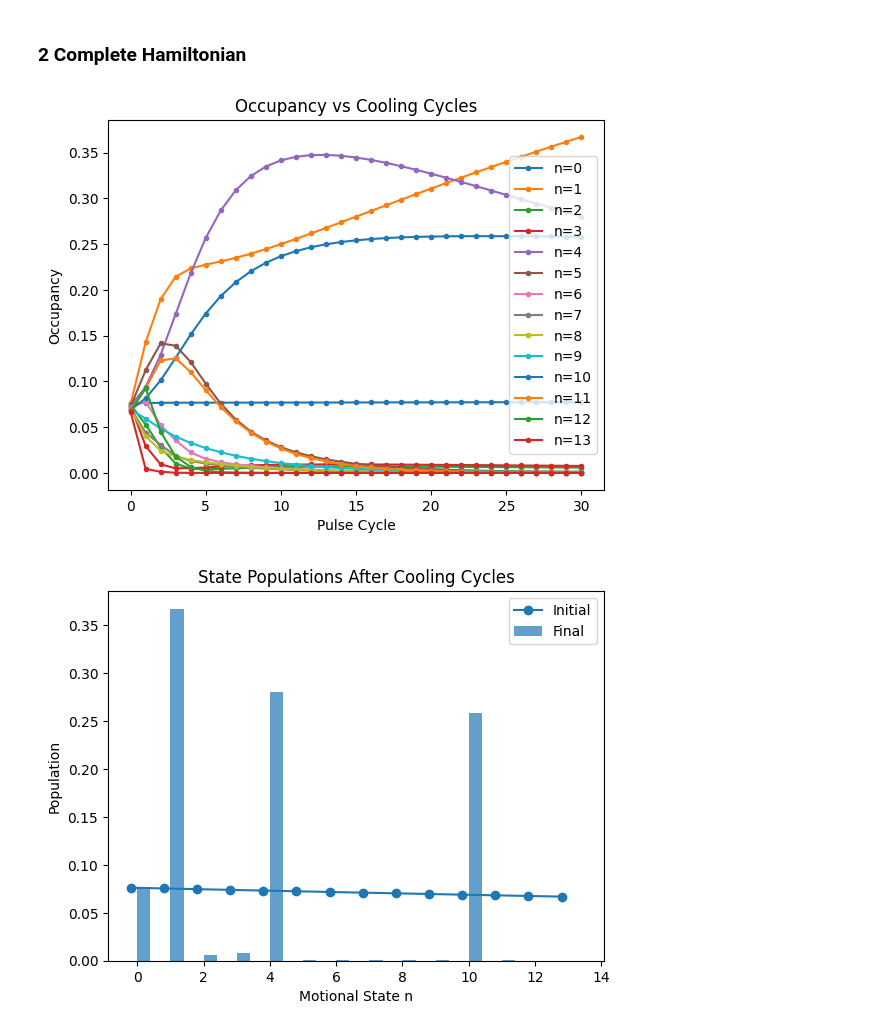
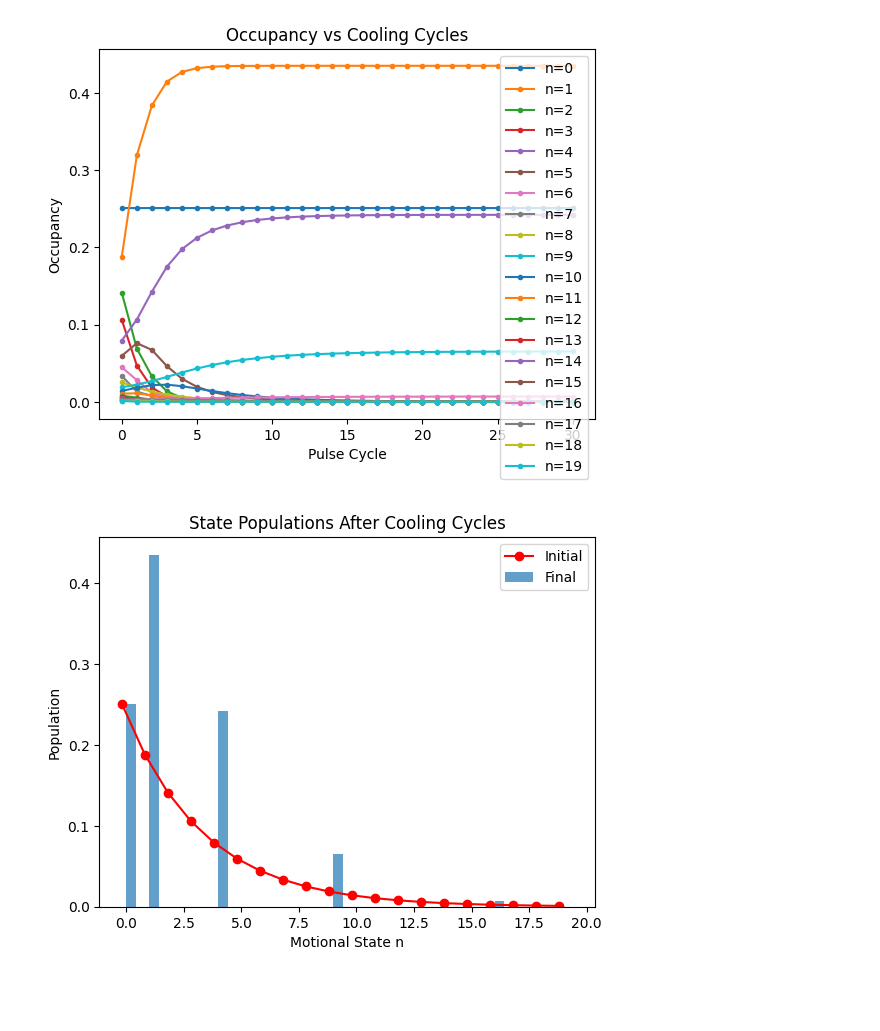
Before and after one commit to GonReina/QLearn, a Jupyter notebook: trapped_ions/Fock_mixtures_sim.ipynb, the cells around one changed output. Cells and saved outputs as stored; diff of their text form; code cells hidden in the pictures; blank space fills up the shorter version.

Commit message:
New pulse sequence, trapping in wrong states

```diff
--- a/trapped_ions/Fock_mixtures_sim.ipynb
+++ b/trapped_ions/Fock_mixtures_sim.ipynb
@@ -133,26 +15,22 @@ plt.show()
-# %% [markdown]
-### 2 Complete Hamiltonian
 # %%
 import numpy as np
 import matplotlib.pyplot as plt
 from qutip import *
 
 # Define system parameters
-Delta = 1  # Detuning
+Delta = 1.0  # Detuning
 nu = 1.0     # Motional frequency
-omega_list = [0.001, 0.005, 0.01]
 Omega=.02  # Rabi frequency
-eta = 0.1    # Lamb-Dicke parameter
-n_thermal = 1  # Average thermal phonon number
+eta = 0.02    # Lamb-Dicke parameter
+n_thermal = 3  # Average thermal phonon number
 n0 = 1
-gamma = 1000 * nu  # Spin relaxation
+gamma = 1000  # Spin relaxation
 beta = 0.01    # Inverse temperature
 kT = 1.0      # Boltzmann constant times temperature
 tau = 2 * np.pi / (eta * Omega * np.sqrt(n0))  # Pulse duration
-# tg = 200 # Dissipation duration (time gap)
 
 # Define operators
-N = 14  # Truncation for the Fock space
+N = 20  # Truncation for the Fock space
 
 # QHO operators
 a = destroy(N)  # Annihilation operator
@@ -163,7 +41,6 @@ xop = a + a_dag # Position operator
 sz = sigmaz()
 s_plus = sigmap()
 s_minus = sigmam()
-sy = sigmay()
 
 # Full size operators
 s_z_full = tensor(sz, qeye(N))
@@ -171,61 +48,65 @@ s_plus_full = tensor(s_plus, qeye(N))
 a_full = tensor(qeye(2), a)
 a_dag_full = tensor(qeye(2), a_dag)
 s_minus_full = tensor(s_minus, qeye(N))
-s_x_full = tensor(sigmax(), qeye(N))
-s_y_full = tensor(sy, qeye(N))
 
-# Displacement operator
-alpha = 1j * eta
-D_alpha = tensor(qeye(2), displace(N, alpha))
+# Hamiltonian (Red Sideband for Pulse)
+# H_pulse = 1j*eta*Omega/2 * (a_full* s_plus_full - a_dag_full * s_minus_full)
+# Displacement operator D(i*eta)
+# Note: In the paper, the argument is i*eta.
+D_op = tensor(qeye(2), displace(N, 1j * eta))
 
-H_original = Delta*s_z_full/2 + nu*a_dag_full*a_full + Omega/2*(s_plus_full * D_alpha + s_minus_full * D_alpha.dag())
+# RSB Hamiltonian (Figure 1b)
+H_pulse = -1j*eta*Omega/2 * (a_full* s_plus_full - a_dag_full * s_minus_full)
 
-# --- Collapse Operators for Dissipation ---
+# Hamiltonian (Free evolution for Dissipation) - Assuming H0 during dissipation phase?
+# For now, let's assume H_diss = 0 for the dissipative step relative to the rotating frame.
+H_diss = Delta*s_z_full/2 + nu*a_dag_full*a_full
+
+# --- Collapse Operators for Dissipation with recoil ---
 cosmax = 100
 cosal = np.arange(-cosmax, cosmax + 1) / cosmax
 W = 3 * (cosal**2 + 1) / 4 * 1 / (2 * cosmax)
-W = W / sum(W)
-G = gamma / 2
+W = W / np.sum(W)
+G = gamma / 2  # This is Γ/2 in the master equation
 tg = 2 / G  # Dissipation duration adjusted for rates
-
 c_ops = []
 for i, c in enumerate(cosal):
-    op = tensor(s_minus, (1j * c * eta * xop).expm())
-    c_ops.append(np.sqrt(2 * G * W[i]) * op)
+    U_mot = (1j * c * eta * xop).expm()
+    U_full = tensor(qeye(2), U_mot)
+    c_ops.append(np.sqrt(G * W[i]) * (s_minus_full * U_full))
 
-
-# Hamiltonian (Free evolution for Dissipation)
-# H_diss = G * s_z_full
-H_diss = Delta*s_z_full/2 + nu*a_dag_full*a_full
+# Add sigma_minus decay without recoil (optional, for comparison)
+c_ops.append(np.sqrt(gamma) * s_minus_full)
 
 # --- Construct Liouvillians ---
+# 1. Pulse Step: Coherent RSB drive, NO dissipation (or minimal?)
+# Typically only Unitary part active during pulse
+L_pulse = liouvillian(H_pulse, [])
 
-# Dissipation Step: No Drive, ONLY Dissipation (Optical Pumping)
+# 2. Dissipation Step: No Drive, ONLY Dissipation (Optical Pumping)
+# H = 0 (or H0), c_ops active
 L_diss = liouvillian(H_diss, c_ops)
 
-# Normal Step: Coherent RSB drive, NO dissipation
-L_normal = liouvillian(H_original, [])
-
 # --- Propagators ---
+# Propagator for Pulse step (duration tau)
+prop_pulse = (L_pulse * tau).expm()
 
 # Propagator for Dissipation step (duration tg)
 prop_diss = (L_diss * tg).expm()
 
-# Propagator for Pulse step (duration tau)
-prop_pulse = (L_normal * tau).expm()
+# Combined Propagator for one cycle (Pulse -> Dissipation)
+prop_cycle = prop_diss * prop_pulse
 
-# Combined Propagator for one cycle (Pulse Sequence -> Dissipation)
-prop_cycle =  prop_diss * prop_pulse
 
 # --- Simulation ---
 num_pulses = 30 # Number of cycles
 times_sim = np.arange(num_pulses + 1) # Just integer steps for cycles
 
 # Initial state
-thermal_state = (-beta * nu * a_dag * a / kT).expm()
-thermal_state = thermal_state / thermal_state.tr()
+rho_thermal = thermal_dm(N, n_thermal)
+p_thermal = rho_thermal.diag()
 ground_state = basis(2, 1)
-initial_state = tensor(ground_state * ground_state.dag(), thermal_state)
+initial_state = tensor(ground_state * ground_state.dag(), rho_thermal)
 
 # Storage
 occupancies = np.zeros((num_pulses + 1, N))
@@ -239,33 +120,33 @@ occupancies[0, :] = rho_mat.ptrace(1).diag().real
 current_rho_vec = rho_vec
 for k in range(1, num_pulses + 1):
     current_rho_vec = prop_cycle * current_rho_vec
 
     # Store
     rho_mat = vector_to_operator(current_rho_vec)
     occupancies[k, :] = rho_mat.ptrace(1).diag().real
 
 
 # Plot the occupancy of all motional states over cycles
 plt.figure()
 for n in range(N):
     plt.plot(times_sim, occupancies[:, n], '.-', label=f'n={n}')
 plt.xlabel('Pulse Cycle')
 plt.ylabel('Occupancy')
 plt.title('Occupancy vs Cooling Cycles')
 plt.legend()
 plt.show()
 
 # Bar plot
 p_motional_initial = occupancies[0, :]
 p_motional_final = occupancies[-1, :]
 plt.figure()
-plt.plot(np.arange(N)-0.2, p_motional_initial, 'o-', label='Initial')
+plt.plot(np.arange(N)-0.2, p_motional_initial, 'o-', label='Initial', color='red')
 plt.bar(np.arange(N)+0.2, p_motional_final, width=0.4, label='Final', alpha=0.7)
 plt.xlabel('Motional State n')
 plt.ylabel('Population')
 plt.title('State Populations After Cooling Cycles')
 plt.legend()
 plt.show()
 # %% [output]
-[figure, old version]
+[figure, new version]
-[figure, old version]
+[figure, new version]
```
Also changed, not shown: parts of 7 cells of this notebook, 1 other file.
